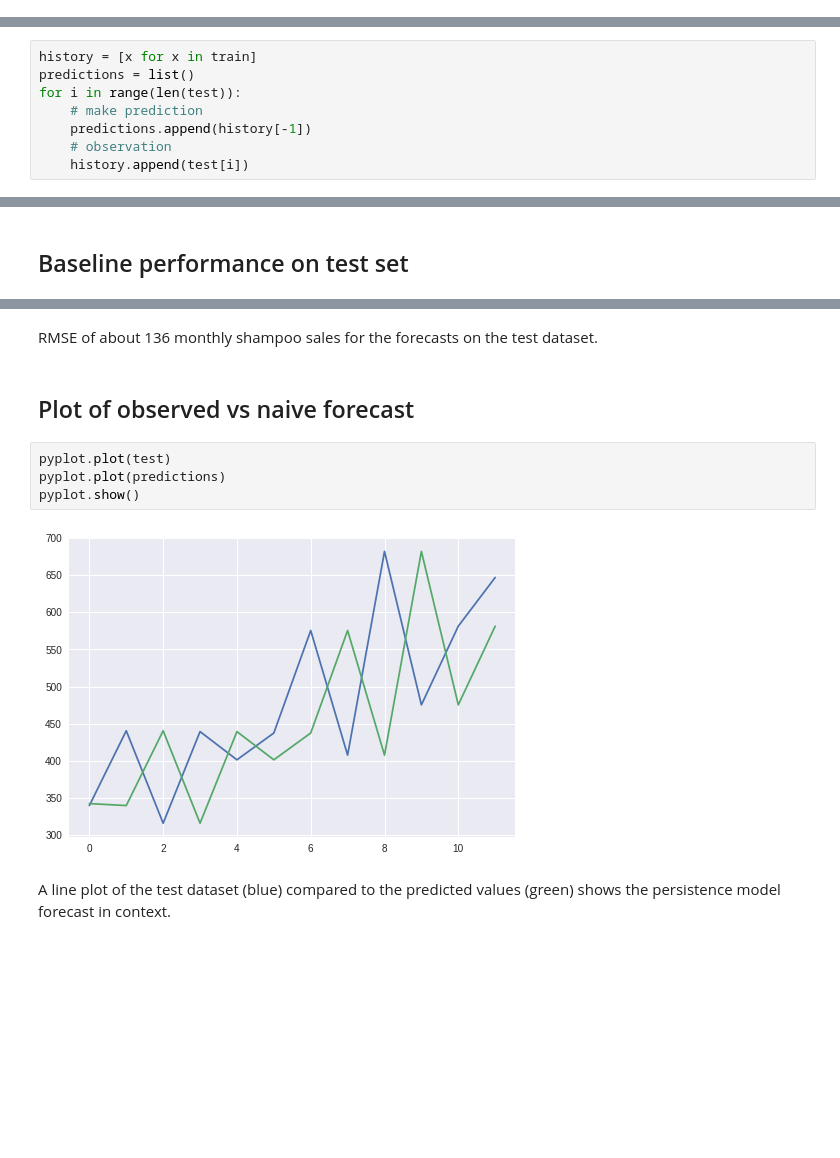
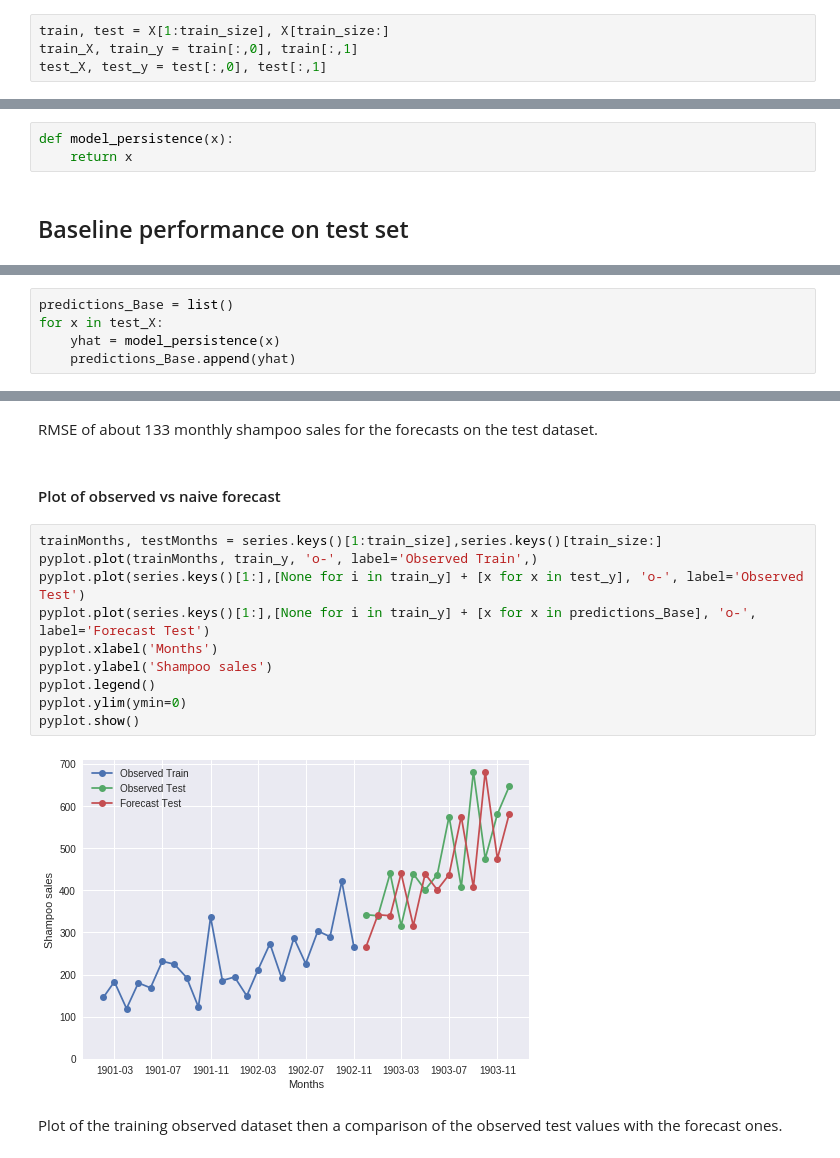
Before and after one commit to pszjmb1/0FunWithColab, a Jupyter notebook: timeseriesLstm.ipynb, the cells around one changed output, grey strips where cells are left out. Saved outputs shown, nothing was run; the diff lists cells and outputs as text; blank space fills up the shorter version.

```diff
--- a/timeseriesLstm.ipynb
+++ b/timeseriesLstm.ipynb
@@ -49,0 +84,4 @@ train, test = X[0:-12], X[-12:]
+# %%
+train, test = X[1:train_size], X[train_size:]
+train_X, train_y = train[:,0], train[:,1]
+test_X, test_y = test[:,0], test[:,1]
@@ -75,8 +125,0 @@ We can implement this by taking the last observation from the training data and
-# %%
-history = [x for x in train]
-predictions = list()
-for i in range(len(test)):
-	# make prediction
-	predictions.append(history[-1])
-	# observation
-	history.append(test[i])
@@ -83,2 +128,5 @@ for i in range(len(test)):
+# %%
+def model_persistence(x):
+	return x
 # %% [markdown]
 ## Baseline performance on test set
@@ -89,0 +135,5 @@ RMSE: 136.761
+# %%
+predictions_Base = list()
+for x in test_X:
+	yhat = model_persistence(x)
+	predictions_Base.append(yhat)
@@ -90,12 +150,18 @@ RMSE: 136.761
 # %% [markdown]
-RMSE of about 136 monthly shampoo sales for the forecasts on the test dataset.
+RMSE of about 133 monthly shampoo sales for the forecasts on the test dataset.
 # %% [markdown]
-## Plot of observed vs naive forecast
+#### Plot of observed vs naive forecast
-# %%
-pyplot.plot(test)
-pyplot.plot(predictions)
-pyplot.show()
-# %% [output]
-[figure, removed]
-# %% [markdown]
-A line plot of the test dataset (blue) compared to the predicted values (green) shows the persistence model forecast in context.
+# %%
+trainMonths, testMonths = series.keys()[1:train_size],series.keys()[train_size:]
+pyplot.plot(trainMonths, train_y, 'o-', label='Observed Train',)
+pyplot.plot(series.keys()[1:],[None for i in train_y] + [x for x in test_y], 'o-', label='Observed Test')
+pyplot.plot(series.keys()[1:],[None for i in train_y] + [x for x in predictions_Base], 'o-', label='Forecast Test')
+pyplot.xlabel('Months')
+pyplot.ylabel('Shampoo sales')
+pyplot.legend()
+pyplot.ylim(ymin=0)
+pyplot.show()
+# %% [output]
+[figure, added]
+# %% [markdown]
+Plot of the training observed dataset then a comparison of the observed test values with the forecast ones.
```
Also changed, not shown: parts of 47 cells of this notebook.
